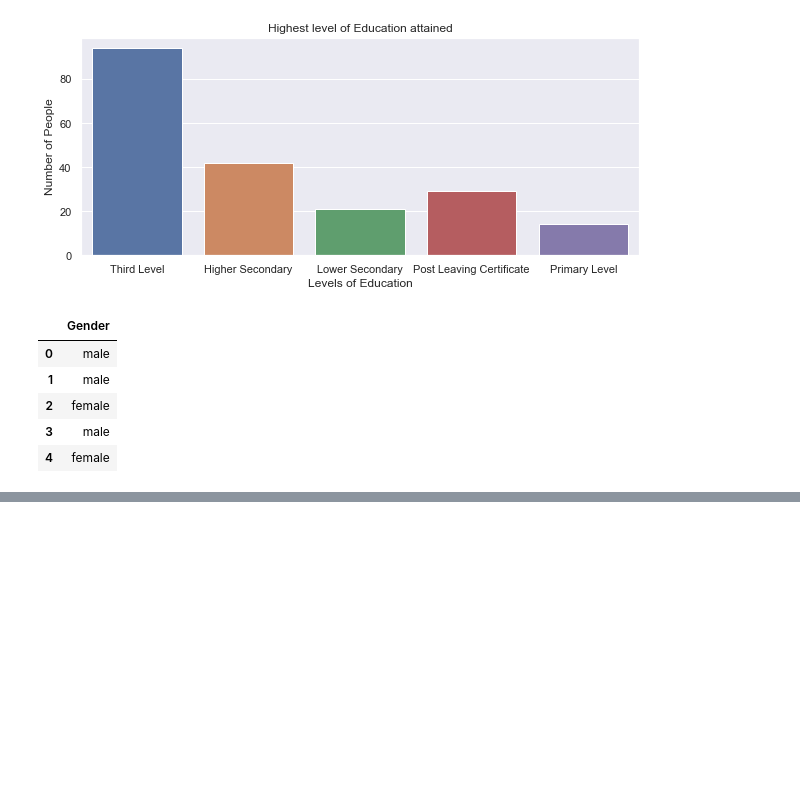
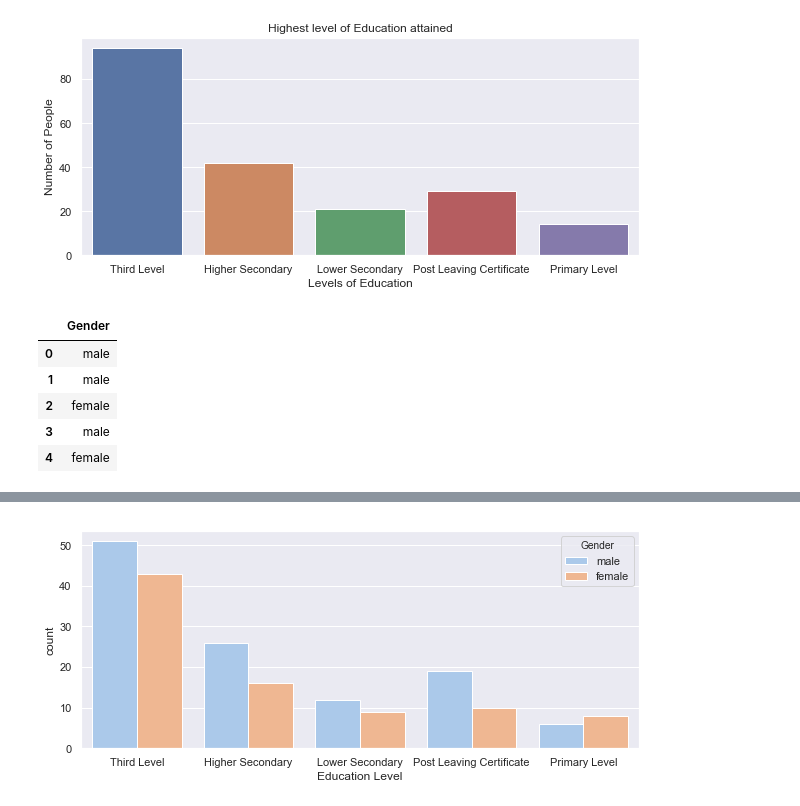
Before and after one commit to martinaobrien/GMIT-Programme-for-Data-Analysis-Project---Simulation, a Jupyter notebook: GMIT-Programme-for-Data-Analysis-Project---Simulation.ipynb, the cells around one changed output, grey strips where cells are left out. Saved outputs shown, nothing was run; the diff lists cells and outputs as text; code cells hidden in the pictures; blank space fills up the shorter version.

```diff
--- a/GMIT-Programme-for-Data-Analysis-Project---Simulation.ipynb
+++ b/GMIT-Programme-for-Data-Analysis-Project---Simulation.ipynb
@@ -202,0 +239,5 @@ gender_df.head()
+# %%
+sns.countplot("Education Level", hue='Gender', data= merged_df)
+sns.set_palette("pastel")
+# %% [output]
+[figure, added]
```
Also changed, not shown: parts of 13 cells of this notebook, 3 other files.
